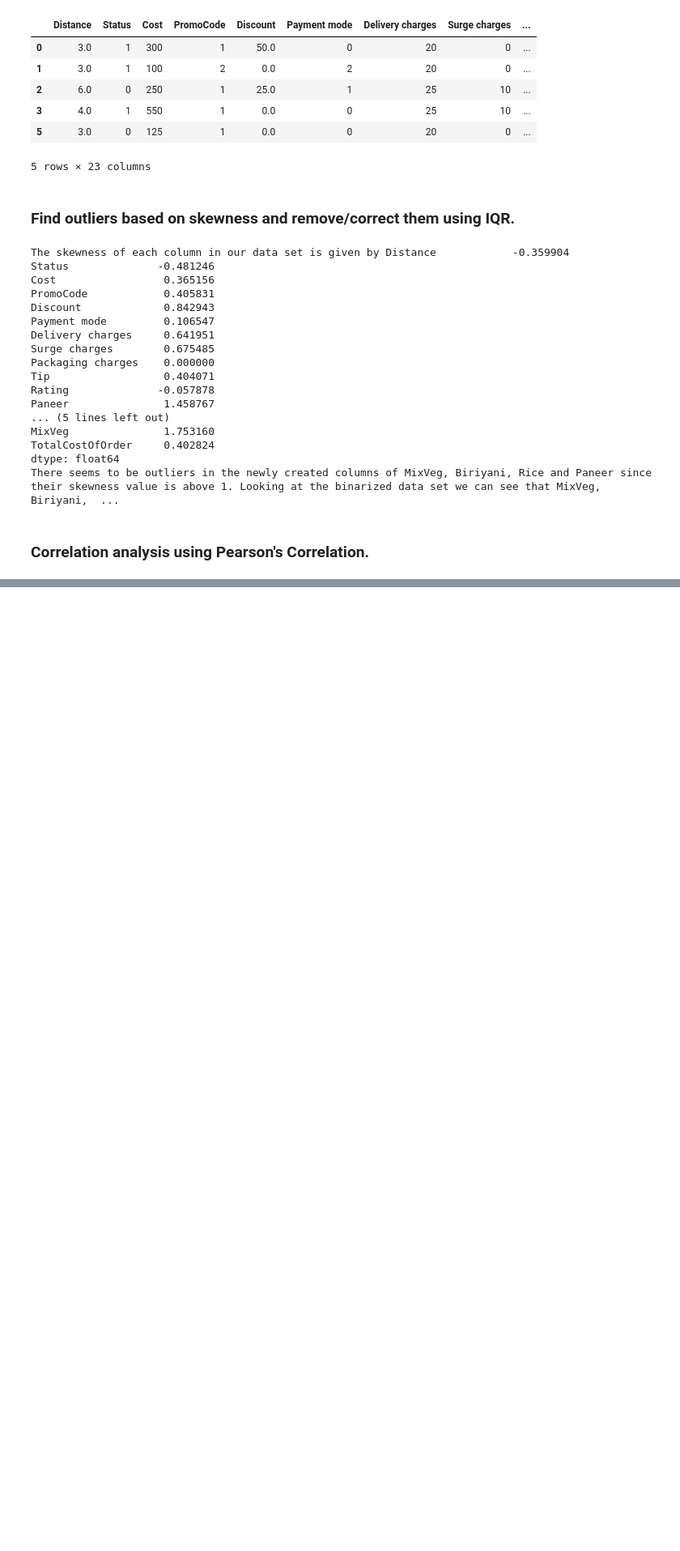
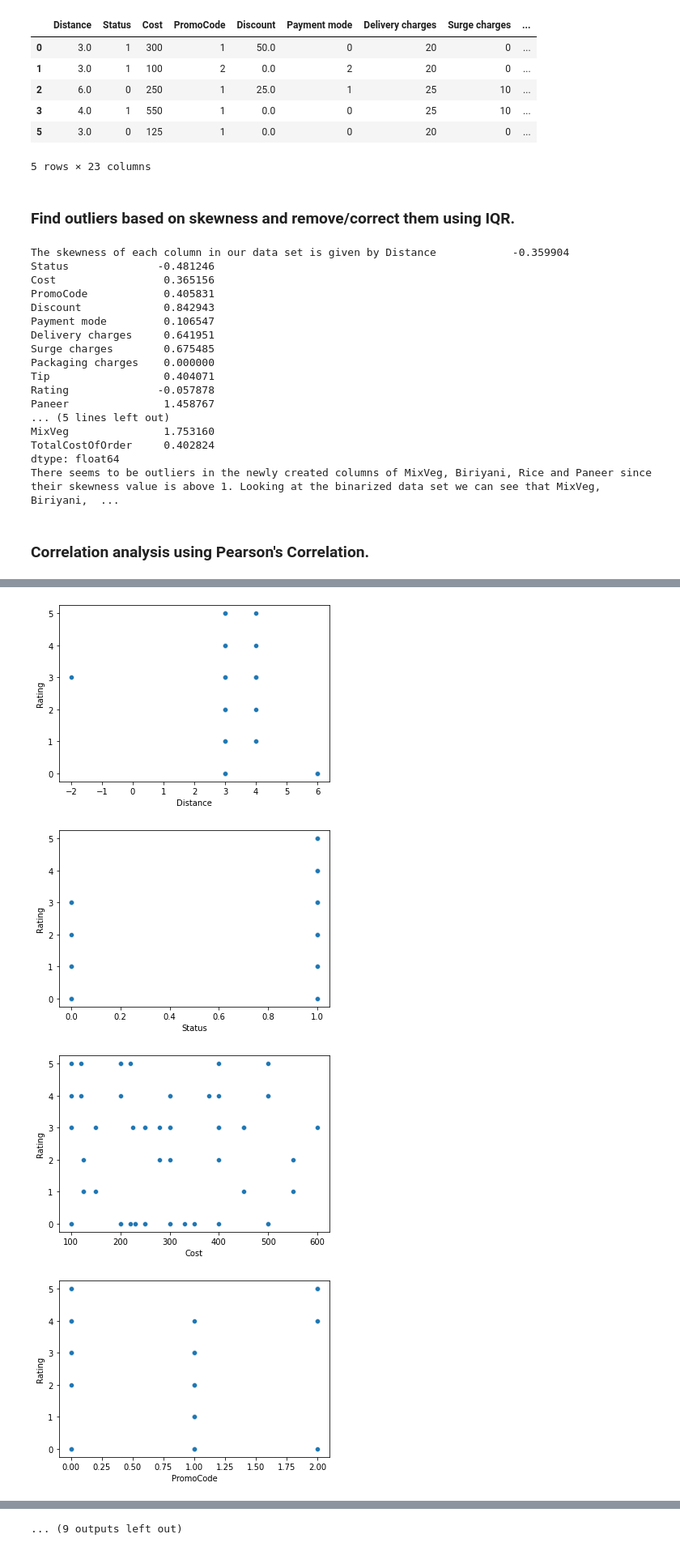
Before and after one commit to anand0105/FeatureEngg_MiniProject, a Jupyter notebook: MiniProject_FeatureEngg.ipynb, the cells around one changed output, grey strips where cells are left out. Shown at 81% size. Saved outputs shown, nothing was run; the diff lists cells and outputs as text; code cells hidden in the pictures; blank space fills up the shorter version.

Commit message:
Exploratory data analysis - draft 2

```diff
--- a/MiniProject_FeatureEngg.ipynb
+++ b/MiniProject_FeatureEngg.ipynb
@@ -165,9 +174,10 @@ The reaturant data is :
 | 58 | 50.0 | 5-July-2020 7.38 PM | 3.0 | Cancelled | 250 | PRO | 5-July-2020 8.38 PM | NaN | COD | ... |
 | 59 | 51.0 | 5-July-2020 7.38 PM | -2.0 | Cancelled | 250 | PRO | 5-July-2020 8.38 PM | NaN | COD | ... |
 # %%
-print(str.format('Going through the whole data set we can conclude that any row which does not have a valid value (Delivered/Cancelled) can be ignored because they will not play a significant part in prediction.'))
-print(str.format("The data at row {0} does not have a valid value for Column Status. Hence we can drop that record.", resturant_df[resturant_df['Status'].isna() == True].index[0]))
+print('Going through the whole data set we can conclude that any row which does not have a valid value (Delivered/Cancelled) in the Status column can be ignored because they will not play a significant part in prediction.')
+idx = resturant_df[resturant_df['Status'].isna() == True].index[0]
+print(f'The data at row {idx} does not have a valid value for Column Status. Hence we can drop that record.')
 
 # Dropping bad record
-resturant_df = resturant_df.drop(resturant_df[resturant_df['Status'].isna() == True].index[0])
+resturant_df = resturant_df.drop(idx)
 # %% [output]
@@ -465,3 +489,11 @@ TotalCostOfOrder   -0.031273
 Name: Rating, dtype: float64
 <AxesSubplot:>
 [figure]
+# %%
+# From the heatmap we can see that packaging charges has no correlation with the Target variable as it holds the same vallue for all records, hence that column can be dropped as it wil not contribute towards prediction
+unique_values = set(resturant_df_binarized['Packaging charges'])
+print(f'The column Packaging charges has value {unique_values}. ')
+
+resturant_df_binarized = resturant_df_binarized.drop(labels=['Packaging charges'], axis=1)
+
+resturant_df_binarized.head()
@@ -467,0 +511,11 @@ Name: Rating, dtype: float64
+# %%
+# Plot each predictor column against the target to find linear relationship
+cols = resturant_df_binarized.columns
+for col in cols:
+    if col != 'Rating':
+        plot_scatter(resturant_df_binarized,col,'Rating')
+# %% [output]
+[figure, added]
+[figure, added]
+[figure, added]
+[figure, added]
@@ -467,0 +530 @@ Name: Rating, dtype: float64
+... (9 outputs left out)
```
Also changed, not shown: parts of 15 cells of this notebook.
